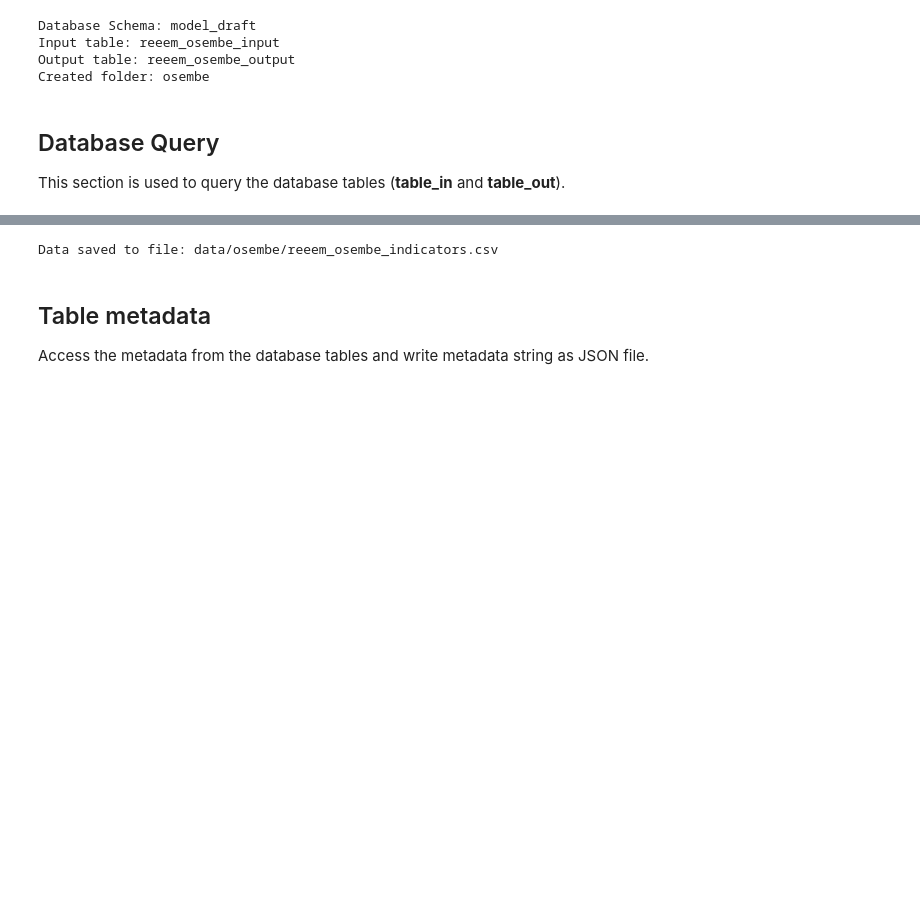
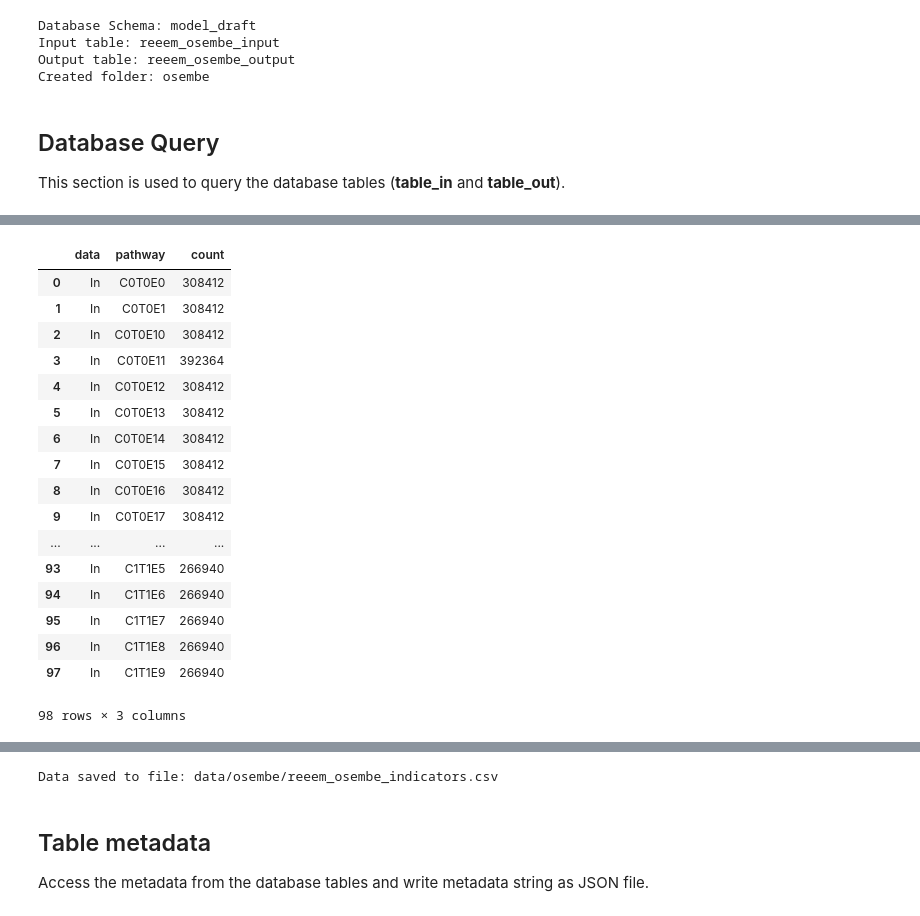
Before and after one commit to ReeemProject/reeem_db, a Jupyter notebook: database_views/reeem_jupyter/reeem_db_plot_OSeMBE.ipynb, the cells around one changed output, grey strips where cells are left out. Cells and saved outputs as stored; diff of their text form; code cells hidden in the pictures; blank space fills up the shorter version.

```diff
--- a/database_views/reeem_jupyter/reeem_db_plot_OSeMBE.ipynb
+++ b/database_views/reeem_jupyter/reeem_db_plot_OSeMBE.ipynb
@@ -111,4 +111,33 @@ df_num
 | 1 | Out | 22630860 |
+# %%
+# Pathways
+column = 'pathway' # id, pathway, version, region, year, indicator, category, value, unit
+sql = text("""
+    SELECT  'In' AS data, {3}, count(*) AS count
+    FROM    {0}.{1}
+    GROUP BY {3}
+    ORDER BY {3}; """.format(schema, table_in, table_out, column))
+df_path = pd.read_sql_query(sql, con)
+df_path
+# %% [output]
+|  | data | pathway | count |
+| 0 | In | C0T0E0 | 308412 |
+| 1 | In | C0T0E1 | 308412 |
+| 2 | In | C0T0E10 | 308412 |
+| 3 | In | C0T0E11 | 392364 |
+| 4 | In | C0T0E12 | 308412 |
+| 5 | In | C0T0E13 | 308412 |
+| 6 | In | C0T0E14 | 308412 |
+| 7 | In | C0T0E15 | 308412 |
+| 8 | In | C0T0E16 | 308412 |
+| 9 | In | C0T0E17 | 308412 |
+| ... | ... | ... | ... |
+| 93 | In | C1T1E5 | 266940 |
+| 94 | In | C1T1E6 | 266940 |
+| 95 | In | C1T1E7 | 266940 |
+| 96 | In | C1T1E8 | 266940 |
+| 97 | In | C1T1E9 | 266940 |
+98 rows × 3 columns
 # %%
 # Pathways
 column = 'pathway' # id, pathway, version, region, year, indicator, category, value, unit
```
Also changed, not shown: parts of 8 cells of this notebook.
